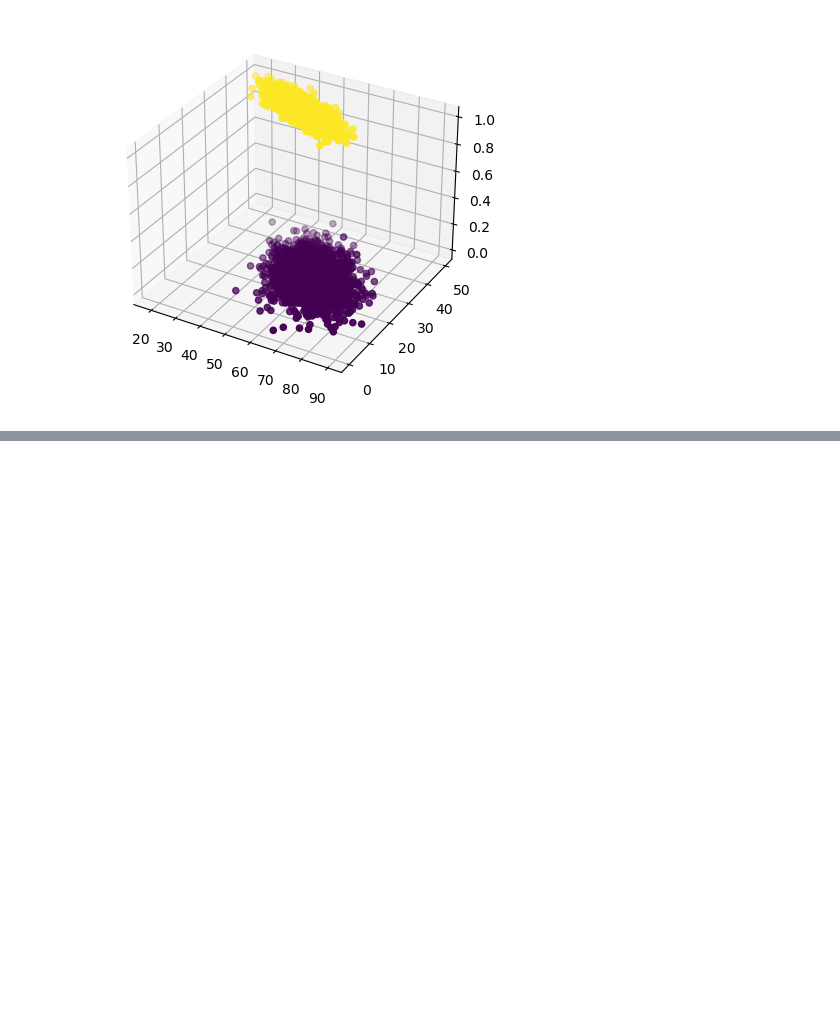
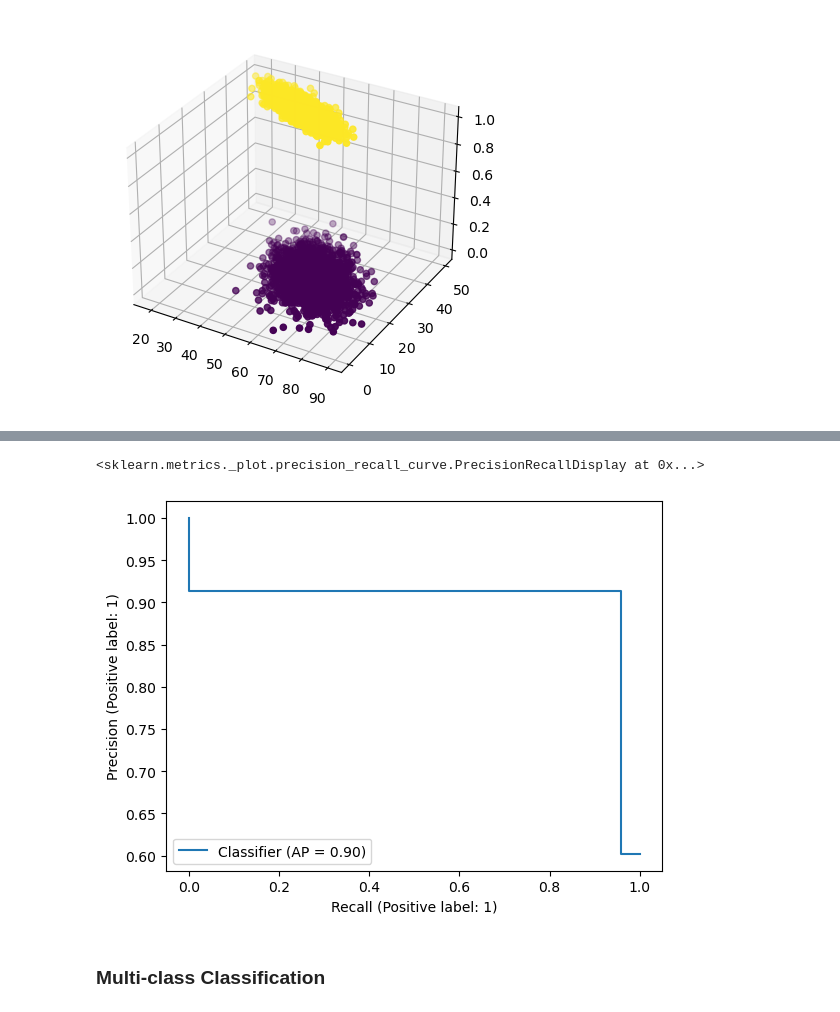
Before and after one commit to Emekaiscoding/ML_progress, a Jupyter notebook: Logistic Regression.ipynb, the cells around one changed output, grey strips where cells are left out. Drawn from its saved outputs; the diff is of its cells as text; code cells hidden in the pictures; blank space fills up the shorter version.

```diff
--- a/Logistic Regression.ipynb
+++ b/Logistic Regression.ipynb
@@ -82,0 +199,7 @@ ax.scatter(df['age'], df['physical_score'], df['test_result'], c = df['test_resu
+# %%
+PrecisionRecallDisplay.from_predictions(y_test, y_pred)
+# %% [output]
+<sklearn.metrics._plot.precision_recall_curve.PrecisionRecallDisplay at 0x...>
+[figure, added]
+# %% [markdown]
+### Multi-class Classification
```
Also changed, not shown: parts of 36 cells of this notebook, 5 other files.
